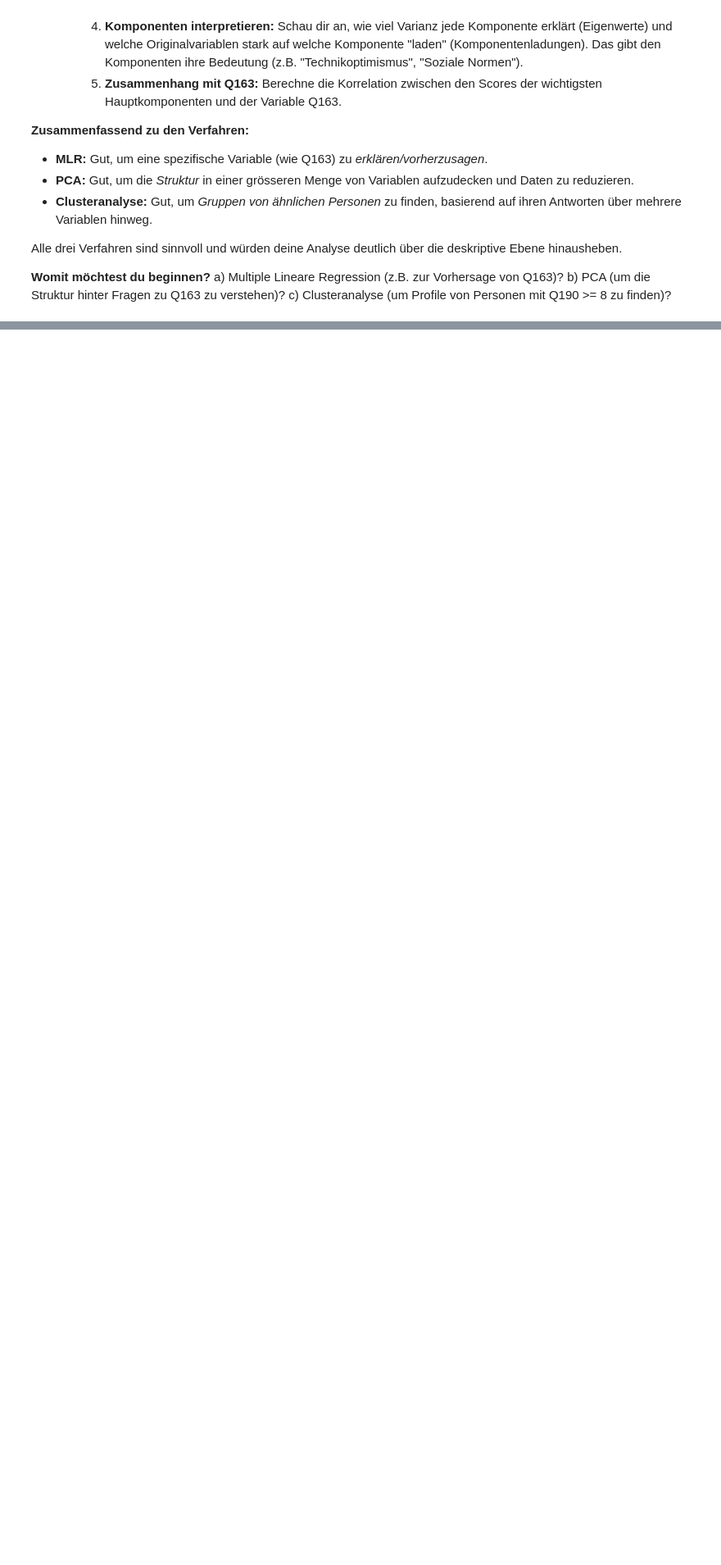
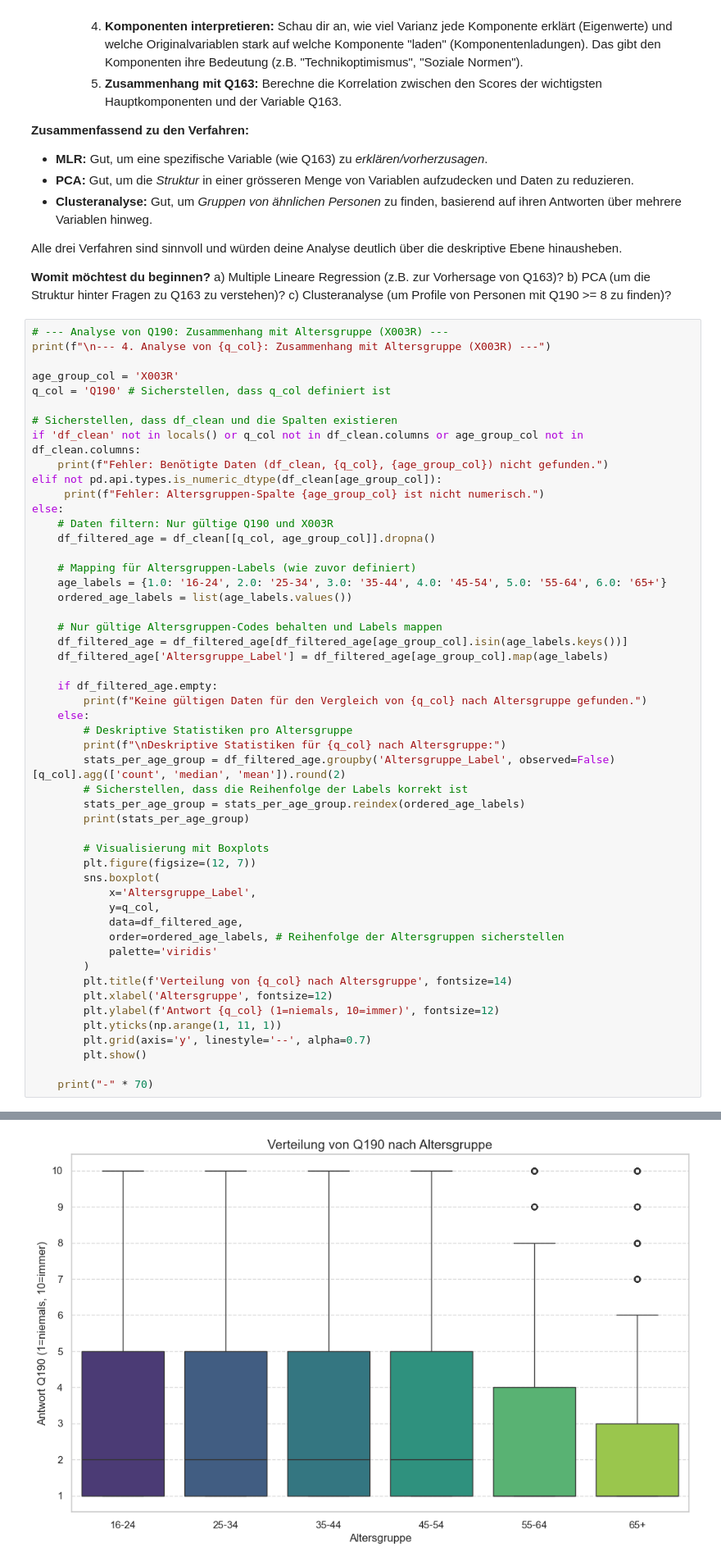
Before and after one commit to TobiasMaissen/cas_statistik_davi, a Jupyter notebook: statistik.ipynb, the cells around one changed output, grey strips where cells are left out. Shown at 82% size. Saved outputs shown, nothing was run; the diff lists cells and outputs as text; blank space fills up the shorter version.

```diff
--- a/statistik.ipynb
+++ b/statistik.ipynb
@@ -1694,3 +2055,55 @@ Alle drei Verfahren sind sinnvoll und würden deine Analyse deutlich über die d
 a)  Multiple Lineare Regression (z.B. zur Vorhersage von Q163)?
 b)  PCA (um die Struktur hinter Fragen zu Q163 zu verstehen)?
 c)  Clusteranalyse (um Profile von Personen mit Q190 >= 8 zu finden)?
+# %%
+# --- Analyse von Q190: Zusammenhang mit Altersgruppe (X003R) ---
+print(f"\n--- 4. Analyse von {q_col}: Zusammenhang mit Altersgruppe (X003R) ---")
+
+age_group_col = 'X003R'
+q_col = 'Q190' # Sicherstellen, dass q_col definiert ist
+
+# Sicherstellen, dass df_clean und die Spalten existieren
+if 'df_clean' not in locals() or q_col not in df_clean.columns or age_group_col not in df_clean.columns:
+    print(f"Fehler: Benötigte Daten (df_clean, {q_col}, {age_group_col}) nicht gefunden.")
+elif not pd.api.types.is_numeric_dtype(df_clean[age_group_col]):
+     print(f"Fehler: Altersgruppen-Spalte {age_group_col} ist nicht numerisch.")
+else:
+    # Daten filtern: Nur gültige Q190 und X003R
+    df_filtered_age = df_clean[[q_col, age_group_col]].dropna()
+
+    # Mapping für Altersgruppen-Labels (wie zuvor definiert)
+    age_labels = {1.0: '16-24', 2.0: '25-34', 3.0: '35-44', 4.0: '45-54', 5.0: '55-64', 6.0: '65+'}
+    ordered_age_labels = list(age_labels.values())
+
+    # Nur gültige Altersgruppen-Codes behalten und Labels mappen
+    df_filtered_age = df_filtered_age[df_filtered_age[age_group_col].isin(age_labels.keys())]
+    df_filtered_age['Altersgruppe_Label'] = df_filtered_age[age_group_col].map(age_labels)
+
+    if df_filtered_age.empty:
+        print(f"Keine gültigen Daten für den Vergleich von {q_col} nach Altersgruppe gefunden.")
+    else:
+        # Deskriptive Statistiken pro Altersgruppe
+        print(f"\nDeskriptive Statistiken für {q_col} nach Altersgruppe:")
+        stats_per_age_group = df_filtered_age.groupby('Altersgruppe_Label', observed=False)[q_col].agg(['count', 'median', 'mean']).round(2)
+        # Sicherstellen, dass die Reihenfolge der Labels korrekt ist
+        stats_per_age_group = stats_per_age_group.reindex(ordered_age_labels)
+        print(stats_per_age_group)
+
+        # Visualisierung mit Boxplots
+        plt.figure(figsize=(12, 7))
+        sns.boxplot(
+            x='Altersgruppe_Label',
+            y=q_col,
+            data=df_filtered_age,
+            order=ordered_age_labels, # Reihenfolge der Altersgruppen sicherstellen
+            palette='viridis'
+        )
+        plt.title(f'Verteilung von {q_col} nach Altersgruppe', fontsize=14)
+        plt.xlabel('Altersgruppe', fontsize=12)
+        plt.ylabel(f'Antwort {q_col} (1=niemals, 10=immer)', fontsize=12)
+        plt.yticks(np.arange(1, 11, 1))
+        plt.grid(axis='y', linestyle='--', alpha=0.7)
+        plt.show()
+
+    print("-" * 70)
+# %% [output]
@@ -1696,0 +2122 @@ c)  Clusteranalyse (um Profile von Personen mit Q190 >= 8 zu finden)?
+[figure, added]
```
Also changed, not shown: parts of 14 cells of this notebook, 1 other file.
